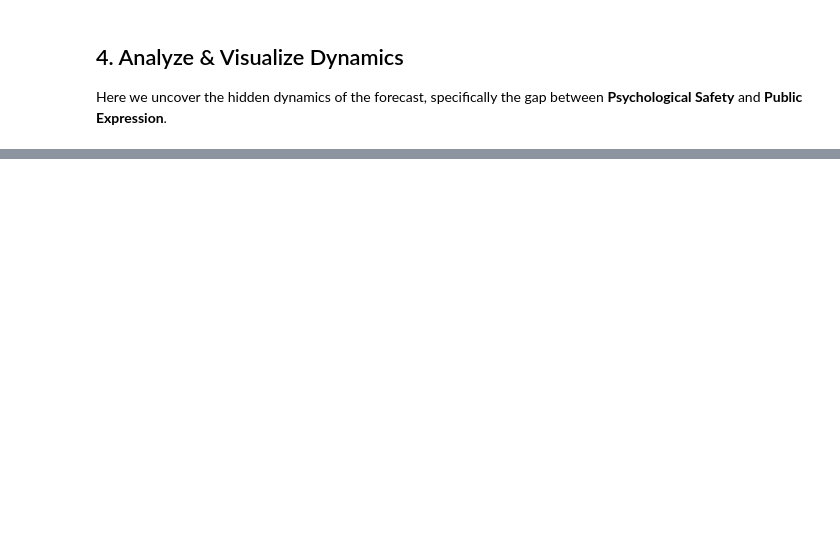
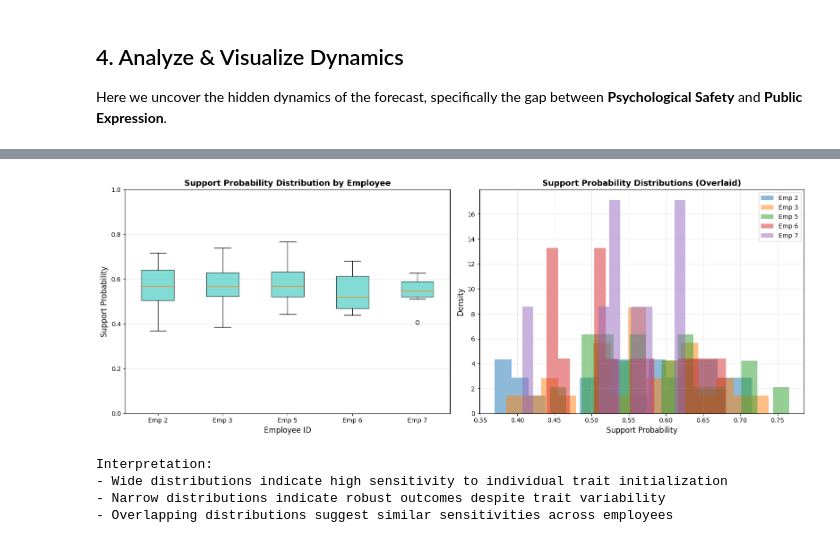
Before and after one commit to clutchnoob/echo_multiagent, a Jupyter notebook: data_generation/pipeline_demo.ipynb, the cells around one changed output, grey strips where cells are left out. Cells and saved outputs as stored; diff of their text form; code cells hidden in the pictures; blank space fills up the shorter version.

```diff
--- a/data_generation/pipeline_demo.ipynb
+++ b/data_generation/pipeline_demo.ipynb
@@ -242,0 +530,54 @@ Detailed Forecast Breakdown (Top 10 Employees):
+# %%
+# 5.4 Joint distribution analysis: Compare outcome distributions across employees
+# Create a stacked view showing how different employees' probabilities vary
+
+fig, (ax1, ax2) = plt.subplots(1, 2, figsize=(16, 6))
+
+# LEFT: Box plot comparison of support probability distributions
+support_data = []
+employee_labels = []
+for emp_info in top_5_variable:
+    emp_id = emp_info['employee_id']
+    probs_list = results_by_employee[emp_id]
+    support_vals = [p['support'] for p in probs_list]
+    support_data.append(support_vals)
+    employee_labels.append(f"Emp {emp_id}")
+
+bp = ax1.boxplot(support_data, labels=employee_labels, patch_artist=True)
+for patch in bp['boxes']:
+    patch.set_facecolor('#4ecdc4')
+    patch.set_alpha(0.7)
+
+ax1.set_ylabel('Support Probability', fontsize=12)
+ax1.set_xlabel('Employee ID', fontsize=12)
+ax1.set_title('Support Probability Distribution by Employee', fontsize=13, fontweight='bold')
+ax1.grid(True, alpha=0.3, axis='y')
+ax1.set_ylim(0, 1)
+
+# RIGHT: Distribution density plot (KDE)
+for emp_info in top_5_variable:
+    emp_id = emp_info['employee_id']
+    probs_list = results_by_employee[emp_id]
+    support_vals = [p['support'] for p in probs_list]
+
+    ax2.hist(support_vals, bins=15, alpha=0.5, label=f'Emp {emp_id}', density=True)
+
+ax2.set_xlabel('Support Probability', fontsize=12)
+ax2.set_ylabel('Density', fontsize=12)
+ax2.set_title('Support Probability Distributions (Overlaid)', fontsize=13, fontweight='bold')
+ax2.legend(loc='upper right')
+ax2.grid(True, alpha=0.3)
+
+plt.tight_layout()
+plt.show()
+
+print("\nInterpretation:")
+print("- Wide distributions indicate high sensitivity to individual trait initialization")
+print("- Narrow distributions indicate robust outcomes despite trait variability")
+print("- Overlapping distributions suggest similar sensitivities across employees")
+# %% [output]
+[figure, added]
+Interpretation:
+- Wide distributions indicate high sensitivity to individual trait initialization
+- Narrow distributions indicate robust outcomes despite trait variability
+- Overlapping distributions suggest similar sensitivities across employees
```
Also changed, not shown: parts of 16 cells of this notebook, 2 other files.
